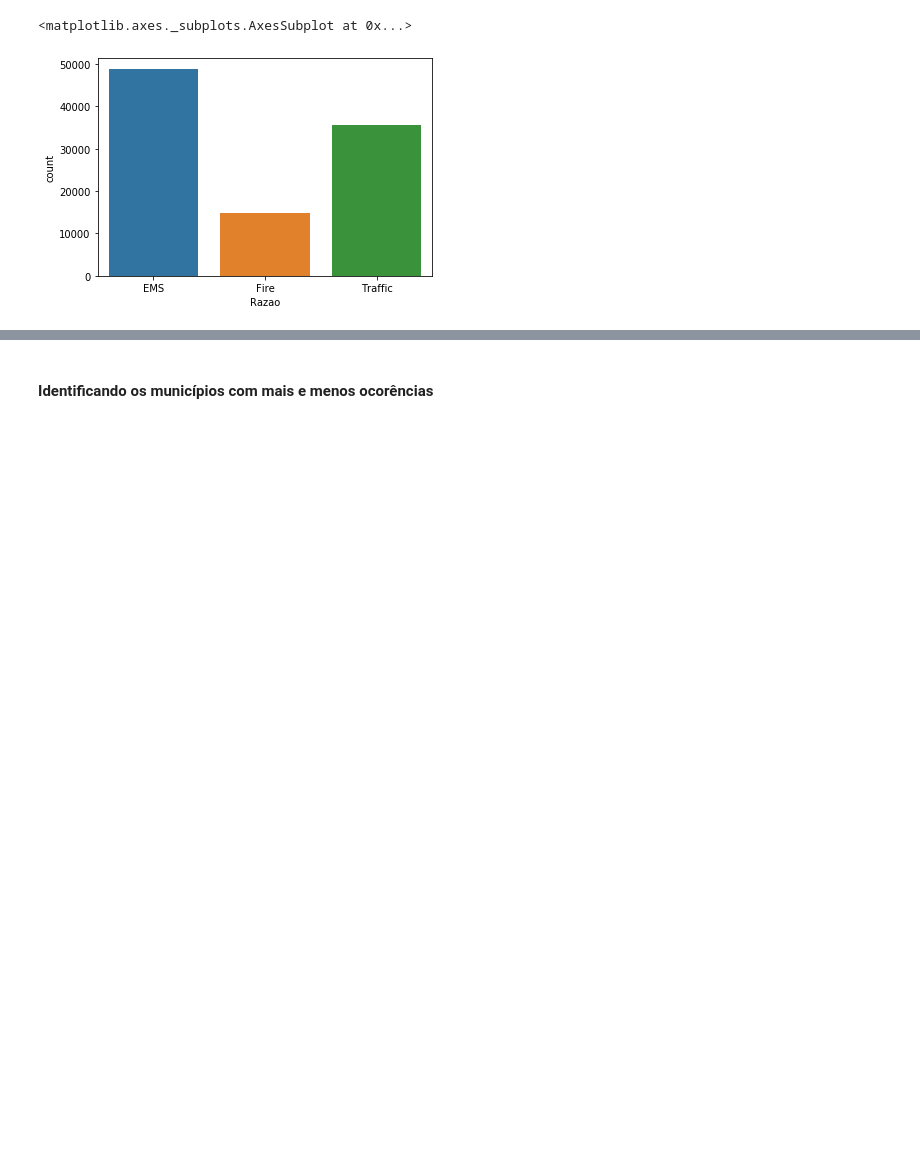
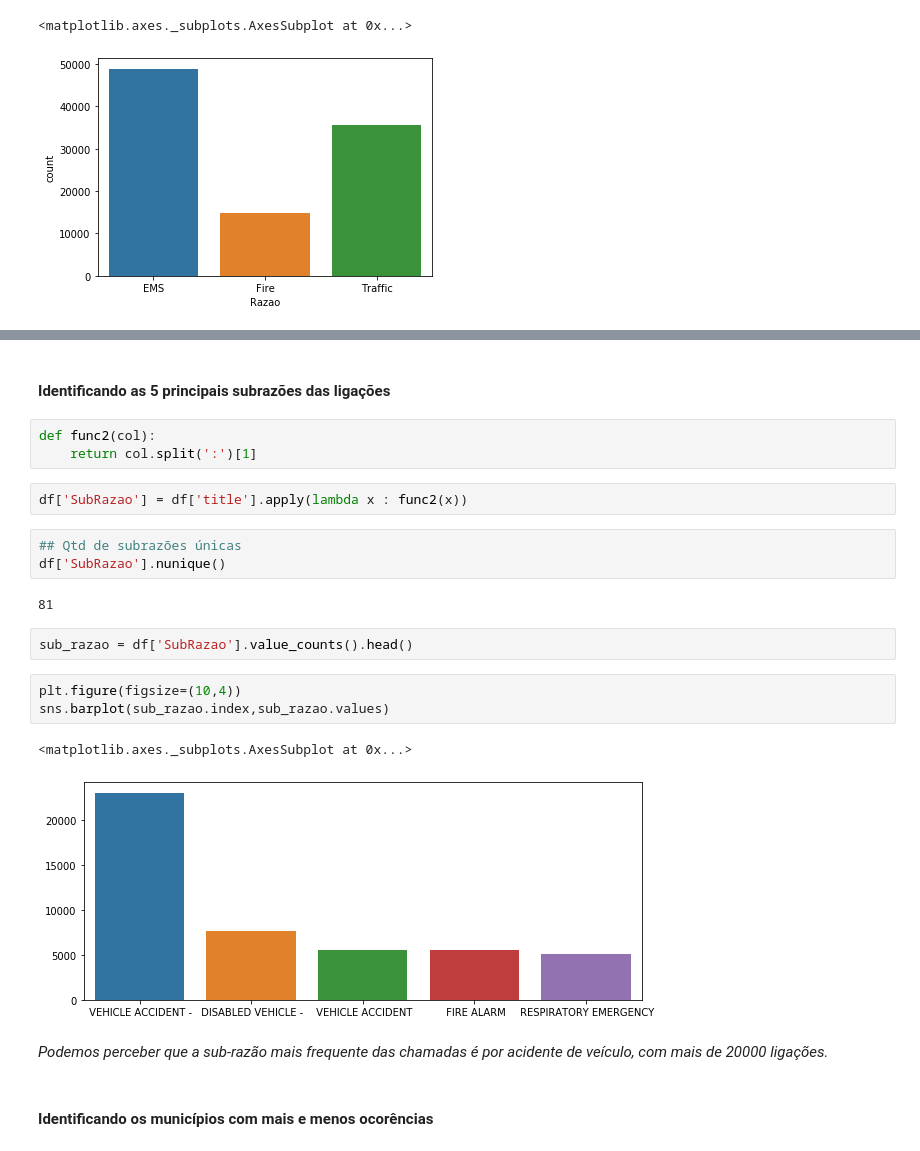
Before and after one commit to andreviniciusmb/Data_Science, a Jupyter notebook: Ligacoes_911/EDA 911.ipynb, the cells around one changed output, grey strips where cells are left out. Drawn from its saved outputs; the diff is of its cells as text; blank space fills up the shorter version.

Commit message:
EDA das ligações para o 911

```diff
--- a/Ligacoes_911/EDA 911.ipynb
+++ b/Ligacoes_911/EDA 911.ipynb
@@ -63,3 +71,25 @@ sns.countplot(df['Razao'])
+# %% [markdown]
+#### Identificando as 5 principais subrazões das ligações
+# %%
+def func2(col):
+    return col.split(':')[1]
+# %%
+df['SubRazao'] = df['title'].apply(lambda x : func2(x))
+# %%
+## Qtd de subrazões únicas
+df['SubRazao'].nunique()
+# %% [output]
+81
+# %%
+sub_razao = df['SubRazao'].value_counts().head()
+# %%
+plt.figure(figsize=(10,4))
+sns.barplot(sub_razao.index,sub_razao.values)
+# %% [output]
+<matplotlib.axes._subplots.AxesSubplot at 0x...>
+[figure, added]
+# %% [markdown]
+*Podemos perceber que a sub-razão mais frequente das chamadas é por acidente de veículo, com mais de 20000 ligações.*
 # %% [markdown]
 #### Identificando os municípios com mais e menos ocorências
 # %%
```
Also changed, not shown: parts of 27 cells of this notebook.
